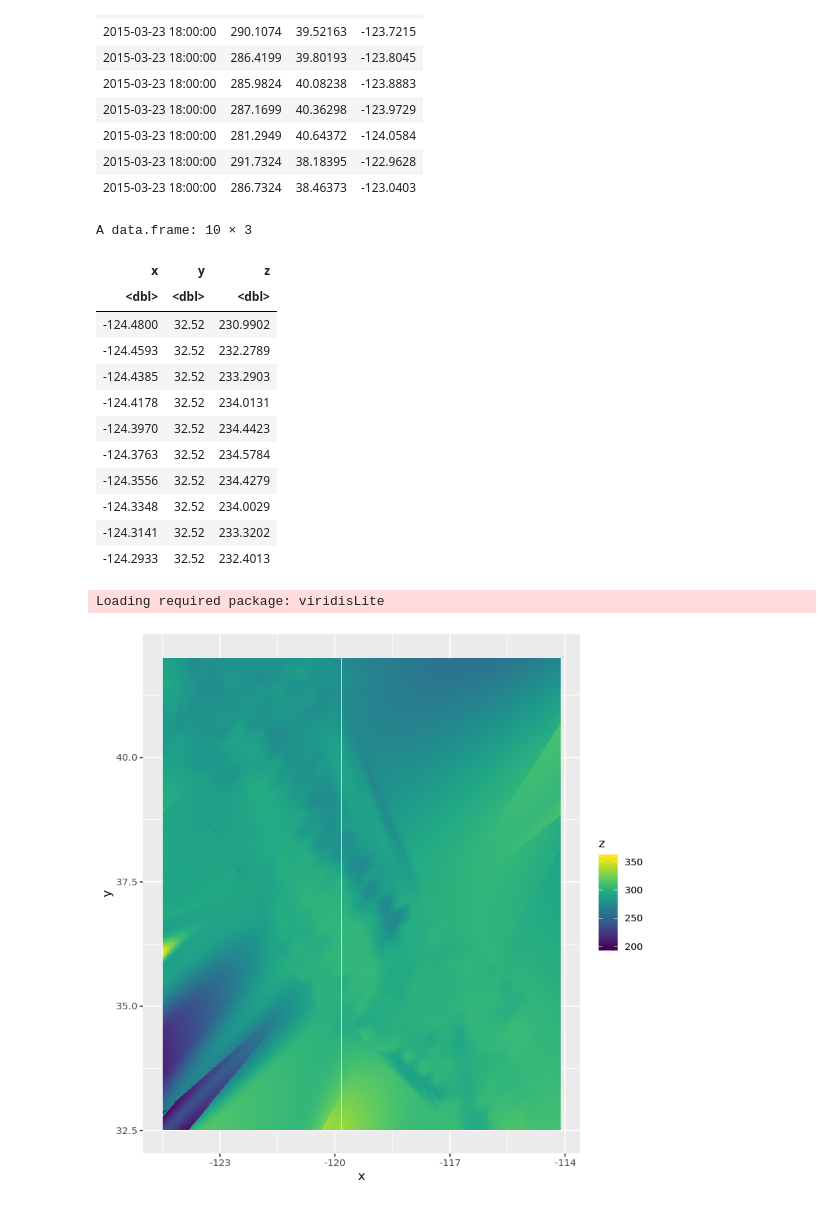
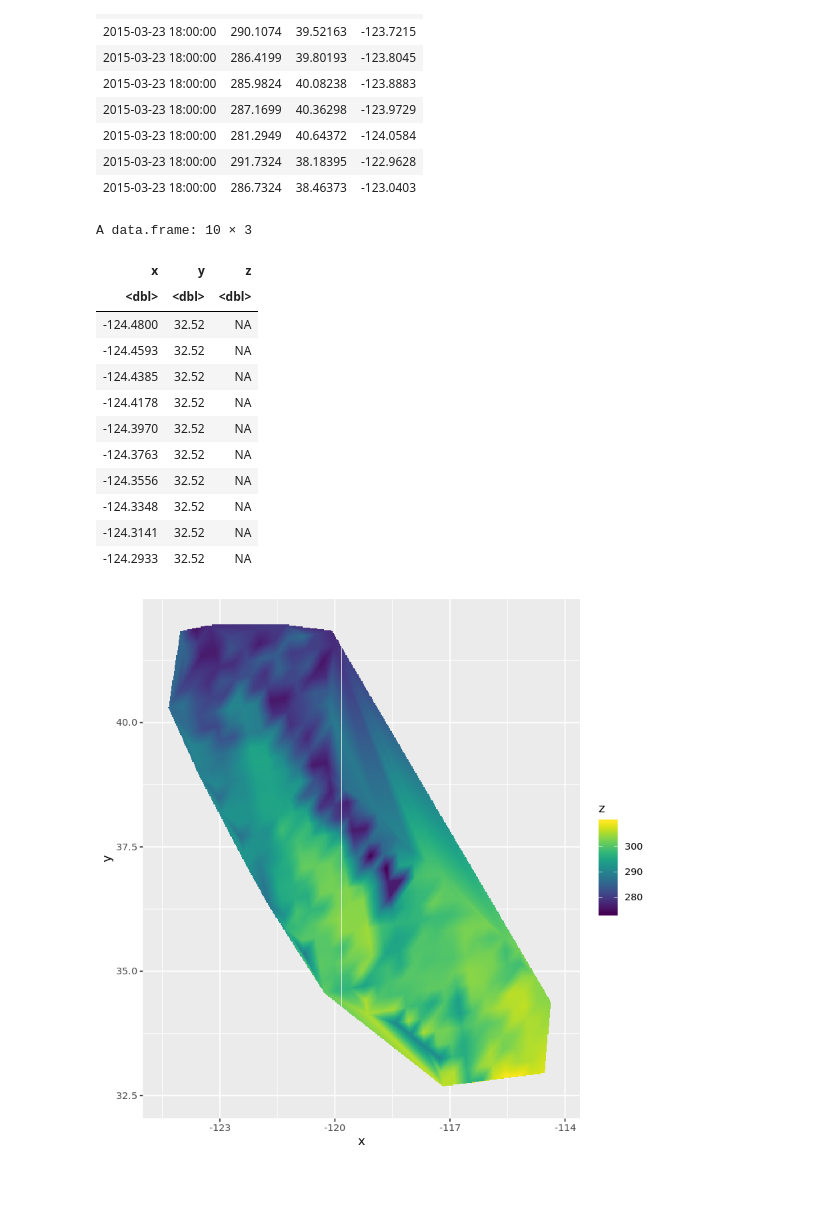
Before and after one commit to aristyogresearch/wildfire, a Jupyter notebook: notebooks/temperature_data_evaluation.ipynb, the cells around one changed output. Drawn from its saved outputs; the diff is of its cells as text; code cells hidden in the pictures.

Commit message:
Worked on temp. heatmap

```diff
--- a/notebooks/temperature_data_evaluation.ipynb
+++ b/notebooks/temperature_data_evaluation.ipynb
@@ -27,7 +27,7 @@ lon_end <- -114.131
 
 gridint <- 500
 # %%
-gridded_data <- with(NARR_temp_data, interp(x = lon, y = lat, z = air, linear = FALSE, extrap = TRUE,
+gridded_data <- with(NARR_temp_data, interp(x = lon, y = lat, z = air, linear = TRUE, extrap = TRUE,
                       xo=seq(lon_start, lon_end, length=gridint),
                       yo=seq(lat_start, lat_end, length=gridint)))
 
@@ -38,20 +38,23 @@ head(gridded_data, n=10)
 A data.frame: 10 × 3
 | x | y | z |
 | <dbl> | <dbl> | <dbl> |
-| -124.4800 | 32.52 | 230.9902 |
-| -124.4593 | 32.52 | 232.2789 |
-| -124.4385 | 32.52 | 233.2903 |
-| -124.4178 | 32.52 | 234.0131 |
-| -124.3970 | 32.52 | 234.4423 |
-| -124.3763 | 32.52 | 234.5784 |
-| -124.3556 | 32.52 | 234.4279 |
-| -124.3348 | 32.52 | 234.0029 |
-| -124.3141 | 32.52 | 233.3202 |
-| -124.2933 | 32.52 | 232.4013 |
+| -124.4800 | 32.52 | NA |
+| -124.4593 | 32.52 | NA |
+| -124.4385 | 32.52 | NA |
+| -124.4178 | 32.52 | NA |
+| -124.3970 | 32.52 | NA |
+| -124.3763 | 32.52 | NA |
+| -124.3556 | 32.52 | NA |
+| -124.3348 | 32.52 | NA |
+| -124.3141 | 32.52 | NA |
+| -124.2933 | 32.52 | NA |
 # %%
 library(viridis)
 
-ggplot(gridded_data, aes(x = x, y = y, fill = z)) + geom_tile() + scale_fill_viridis(na.value = "transparent")
+world_df <- map_data("world")
+
+ggplot(gridded_data, aes(x = x, y = y, fill = z)) +
+    geom_tile() +
+    scale_fill_viridis(na.value = "transparent")
 # %% [output]
-Loading required package: viridisLite
-[figure, old version]
+[figure, new version]
```
Also changed, not shown: parts of 1 cell of this notebook, 1 other file.
